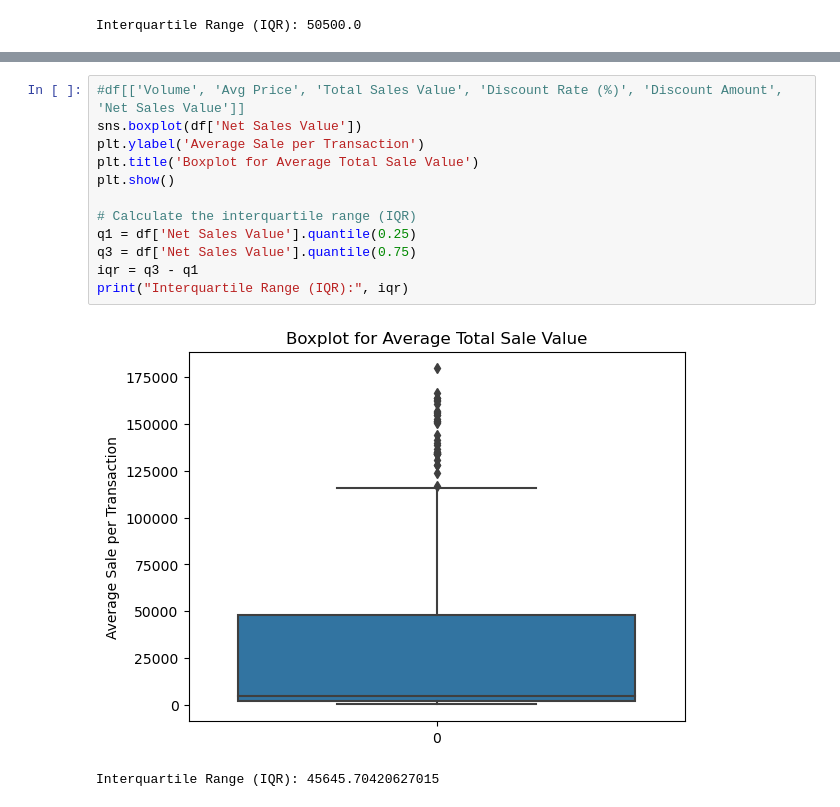
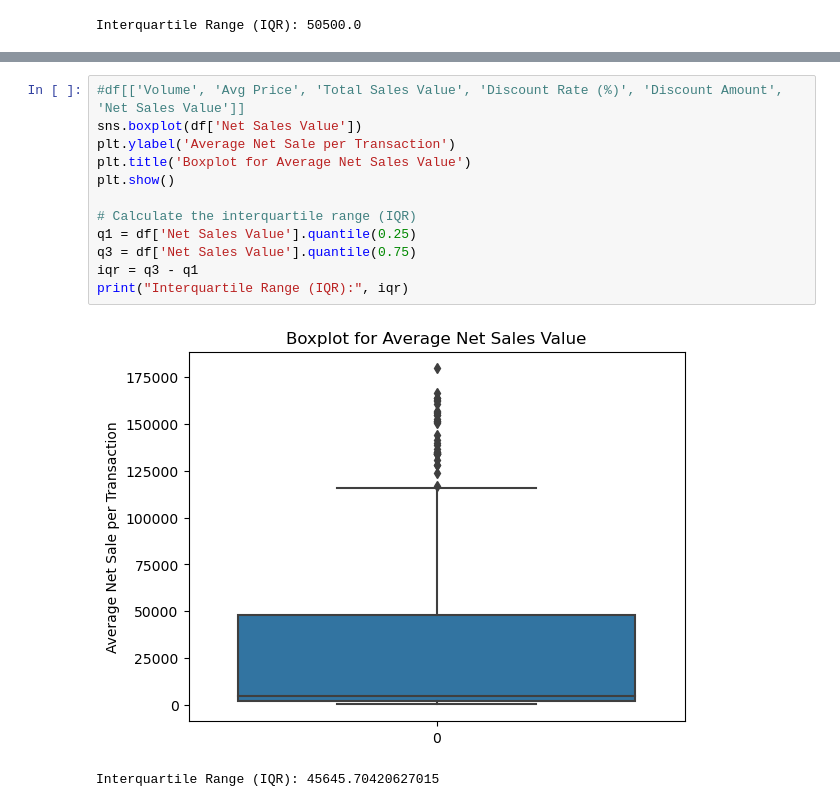
Before and after one commit to Priyanshu501/Assignments, a Jupyter notebook: Basic stats - 1/Basic_Stats-1.ipynb, the cells around one changed output, grey strips where cells are left out. Drawn from its saved outputs; the diff is of its cells as text.

```diff
--- a/Basic stats - 1/Basic_Stats-1.ipynb
+++ b/Basic stats - 1/Basic_Stats-1.ipynb
@@ -280,15 +304,15 @@ Interquartile Range (IQR): 4856.03612280112
 # %%
 #df[['Volume', 'Avg Price', 'Total Sales Value', 'Discount Rate (%)', 'Discount Amount', 'Net Sales Value']]
 sns.boxplot(df['Net Sales Value'])
-plt.ylabel('Average Sale per Transaction')
-plt.title('Boxplot for Average Total Sale Value')
+plt.ylabel('Average Net Sale per Transaction')
+plt.title('Boxplot for Average Net Sales Value')
 plt.show()
 
 # Calculate the interquartile range (IQR)
 q1 = df['Net Sales Value'].quantile(0.25)
 q3 = df['Net Sales Value'].quantile(0.75)
 iqr = q3 - q1
 print("Interquartile Range (IQR):", iqr)
 # %% [output]
-[figure, old version]
+[figure, new version]
 Interquartile Range (IQR): 45645.70420627015
```
Also changed, not shown: parts of 8 cells of this notebook.
